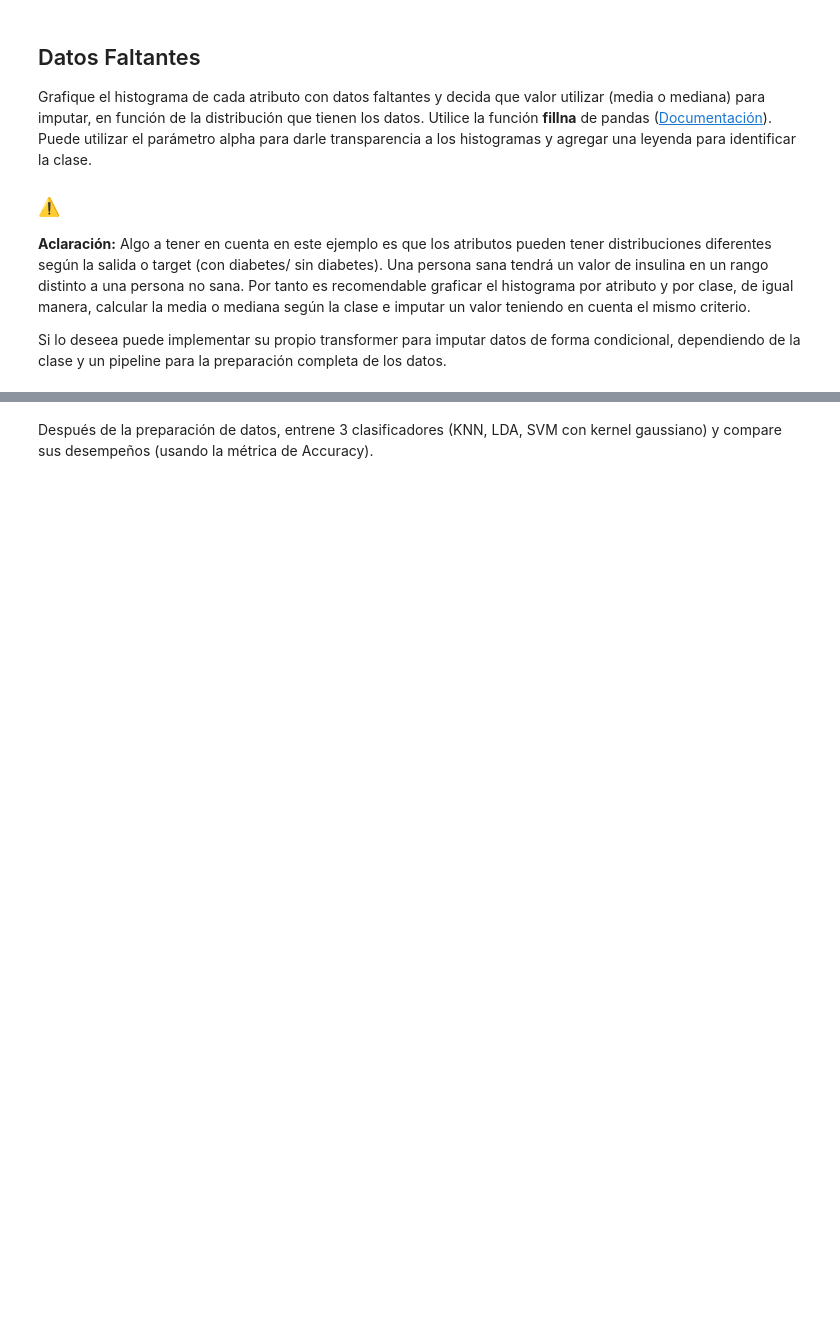
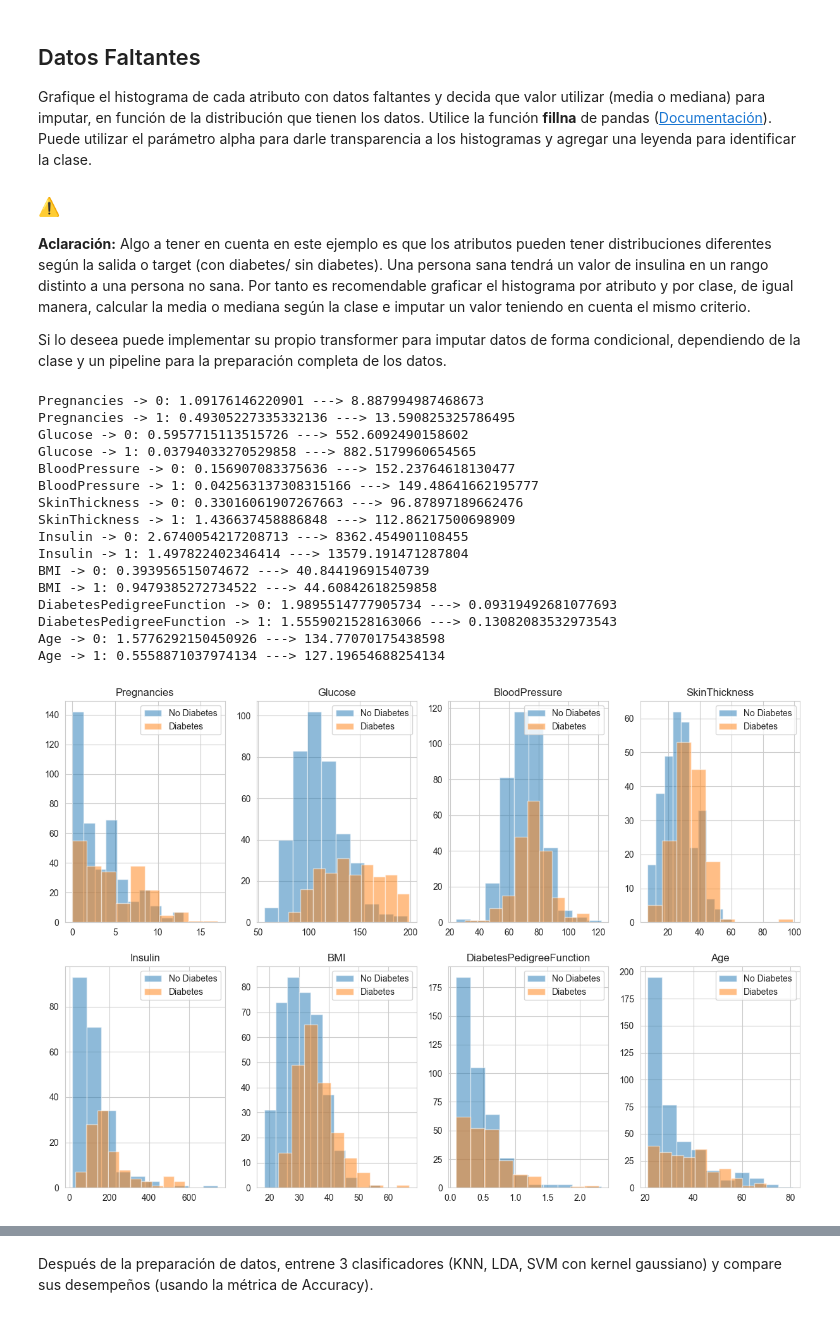
Before and after one commit to Nefertumm/AM, a Jupyter notebook: Semana2-LDA-SVM/Entregables/Diabetes.ipynb, the cells around one changed output, grey strips where cells are left out. Saved outputs shown, nothing was run; the diff lists cells and outputs as text; code cells hidden in the pictures; blank space fills up the shorter version.

```diff
--- a/Semana2-LDA-SVM/Entregables/Diabetes.ipynb
+++ b/Semana2-LDA-SVM/Entregables/Diabetes.ipynb
@@ -103,2 +146,16 @@ df_train, df_test = train_test_split(data, test_size=0.2, stratify=data['Outcome
 # %% [markdown]
 Estos valores atípicos encontrados a simple vista es mejor tratarlos como datos faltantes. Utilice el método **[replace](https://pandas.pydata.org/docs/reference/api/pandas.DataFrame.replace.html)** de pandas para reemplazarlos por `np.NaN`
+# %%
+# Reemplazamos los valores 0 de la columna Glucose, BloodPressure, SkinThickness, Insulin y BMI por np.NaN de los conjuntos de entrenamiento y prueba
+
+df_train['Glucose'] = df_train['Glucose'].replace(0, np.NaN)
+df_train['BloodPressure'] = df_train['BloodPressure'].replace(0, np.NaN)
+df_train['SkinThickness'] = df_train['SkinThickness'].replace(0, np.NaN)
+df_train['Insulin'] = df_train['Insulin'].replace(0, np.NaN)
+df_train['BMI'] = df_train['BMI'].replace(0, np.NaN)
+
+df_test['Glucose'] = df_test['Glucose'].replace(0, np.NaN)
+df_test['BloodPressure'] = df_test['BloodPressure'].replace(0, np.NaN)
+df_test['SkinThickness'] = df_test['SkinThickness'].replace(0, np.NaN)
+df_test['Insulin'] = df_test['Insulin'].replace(0, np.NaN)
+df_test['BMI'] = df_test['BMI'].replace(0, np.NaN)
@@ -114,3 +234,35 @@ Puede utilizar el parámetro alpha para darle transparencia a los histogramas y
 **Aclaración:** Algo a tener en cuenta en este ejemplo es que los atributos pueden tener distribuciones diferentes según la salida o target (con diabetes/ sin diabetes). Una persona sana tendrá un valor de insulina en un rango distinto a una persona no sana. Por tanto es recomendable graficar el histograma por atributo y por clase, de igual manera, calcular la media o mediana según la clase e imputar un valor teniendo en cuenta el mismo criterio.
 
 Si lo deseea puede implementar su propio transformer para imputar datos de forma condicional, dependiendo de la clase y un pipeline para la preparación completa de los datos.
+# %%
+# Graficamos los datos de entrenamiento con histogramas para cada uno de las columnas según la clase dada en Outcome
+from scipy.stats import skew
+train_groupby = df_train.groupby('Outcome')
+
+fig, axes = plt.subplots(2, len(df_train.columns) // 2, figsize=(15, 10))
+
+for column, ax in zip(df_train.columns, axes.flatten()):
+    for key in train_groupby.groups.keys():
+        ax.hist(train_groupby.get_group(key)[column], bins=10, alpha=0.5, label= 'No Diabetes' if key==0 else 'Diabetes')
+        print(f"{column} -> {key}: {skew(train_groupby.get_group(key)[column], nan_policy='omit')} ---> {train_groupby.get_group(key)[column].dropna().var()}")
+    ax.set_title(column)
+    ax.legend()
+plt.show()
+# %% [output]
+Pregnancies -> 0: 1.09176146220901 ---> 8.887994987468673
+Pregnancies -> 1: 0.49305227335332136 ---> 13.590825325786495
+Glucose -> 0: 0.5957715113515726 ---> 552.6092490158602
+Glucose -> 1: 0.03794033270529858 ---> 882.5179960654565
+BloodPressure -> 0: 0.156907083375636 ---> 152.23764618130477
+BloodPressure -> 1: 0.042563137308315166 ---> 149.48641662195777
+SkinThickness -> 0: 0.33016061907267663 ---> 96.87897189662476
+SkinThickness -> 1: 1.436637458886848 ---> 112.86217500698909
+Insulin -> 0: 2.6740054217208713 ---> 8362.454901108455
+Insulin -> 1: 1.497822402346414 ---> 13579.191471287804
+BMI -> 0: 0.393956515074672 ---> 40.84419691540739
+BMI -> 1: 0.9479385272734522 ---> 44.60842618259858
+DiabetesPedigreeFunction -> 0: 1.9895514777905734 ---> 0.09319492681077693
+DiabetesPedigreeFunction -> 1: 1.5559021528163066 ---> 0.13082083532973543
+Age -> 0: 1.5776292150450926 ---> 134.77070175438598
+Age -> 1: 0.5558871037974134 ---> 127.19654688254134
+[figure, added]
```
Also changed, not shown: parts of 23 cells of this notebook.
